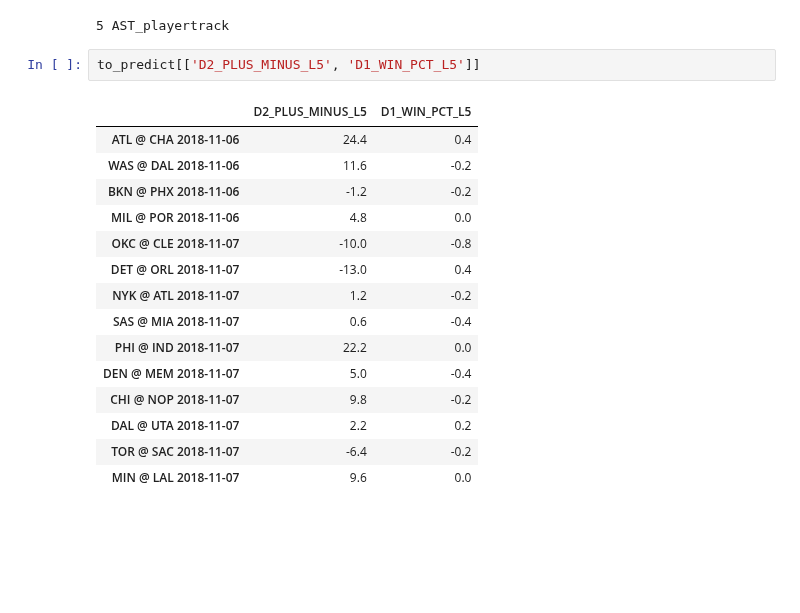
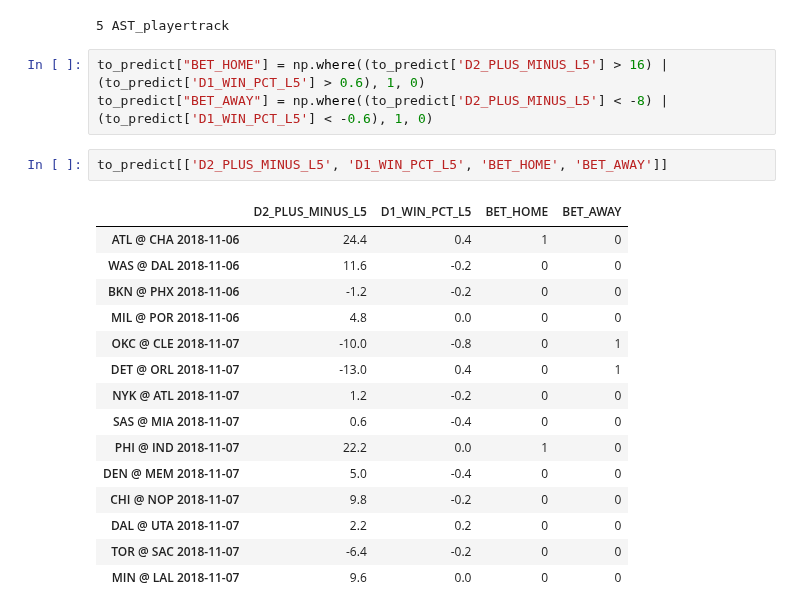
Before and after one commit to rafaelgasp/nba_games, a Jupyter notebook: deploy/Deploy.ipynb, the cells around one changed output. Cells and saved outputs as stored; diff of their text form; blank space fills up the shorter version.

```diff
--- a/deploy/Deploy.ipynb
+++ b/deploy/Deploy.ipynb
@@ -91,21 +91,24 @@ MIN @ LAL 2018-11-07 5
 to_predict = data_prep_functions.variaveis_delta(to_predict)
 # %% [output]
 5 AST_playertrack
+# %%
+to_predict["BET_HOME"] = np.where((to_predict['D2_PLUS_MINUS_L5'] > 16) | (to_predict['D1_WIN_PCT_L5'] > 0.6), 1, 0)
+to_predict["BET_AWAY"] = np.where((to_predict['D2_PLUS_MINUS_L5'] < -8) | (to_predict['D1_WIN_PCT_L5'] < -0.6), 1, 0)
 # %%
-to_predict[['D2_PLUS_MINUS_L5', 'D1_WIN_PCT_L5']]
+to_predict[['D2_PLUS_MINUS_L5', 'D1_WIN_PCT_L5', 'BET_HOME', 'BET_AWAY']]
 # %% [output]
-|  | D2_PLUS_MINUS_L5 | D1_WIN_PCT_L5 |
-| ATL @ CHA 2018-11-06 | 24.4 | 0.4 |
-| WAS @ DAL 2018-11-06 | 11.6 | -0.2 |
-| BKN @ PHX 2018-11-06 | -1.2 | -0.2 |
-| MIL @ POR 2018-11-06 | 4.8 | 0.0 |
-| OKC @ CLE 2018-11-07 | -10.0 | -0.8 |
-| DET @ ORL 2018-11-07 | -13.0 | 0.4 |
-| NYK @ ATL 2018-11-07 | 1.2 | -0.2 |
-| SAS @ MIA 2018-11-07 | 0.6 | -0.4 |
-| PHI @ IND 2018-11-07 | 22.2 | 0.0 |
-| DEN @ MEM 2018-11-07 | 5.0 | -0.4 |
-| CHI @ NOP 2018-11-07 | 9.8 | -0.2 |
-| DAL @ UTA 2018-11-07 | 2.2 | 0.2 |
-| TOR @ SAC 2018-11-07 | -6.4 | -0.2 |
-| MIN @ LAL 2018-11-07 | 9.6 | 0.0 |
+|  | D2_PLUS_MINUS_L5 | D1_WIN_PCT_L5 | BET_HOME | BET_AWAY |
+| ATL @ CHA 2018-11-06 | 24.4 | 0.4 | 1 | 0 |
+| WAS @ DAL 2018-11-06 | 11.6 | -0.2 | 0 | 0 |
+| BKN @ PHX 2018-11-06 | -1.2 | -0.2 | 0 | 0 |
+| MIL @ POR 2018-11-06 | 4.8 | 0.0 | 0 | 0 |
+| OKC @ CLE 2018-11-07 | -10.0 | -0.8 | 0 | 1 |
+| DET @ ORL 2018-11-07 | -13.0 | 0.4 | 0 | 1 |
+| NYK @ ATL 2018-11-07 | 1.2 | -0.2 | 0 | 0 |
+| SAS @ MIA 2018-11-07 | 0.6 | -0.4 | 0 | 0 |
+| PHI @ IND 2018-11-07 | 22.2 | 0.0 | 1 | 0 |
+| DEN @ MEM 2018-11-07 | 5.0 | -0.4 | 0 | 0 |
+| CHI @ NOP 2018-11-07 | 9.8 | -0.2 | 0 | 0 |
+| DAL @ UTA 2018-11-07 | 2.2 | 0.2 | 0 | 0 |
+| TOR @ SAC 2018-11-07 | -6.4 | -0.2 | 0 | 0 |
+| MIN @ LAL 2018-11-07 | 9.6 | 0.0 | 0 | 0 |
```
